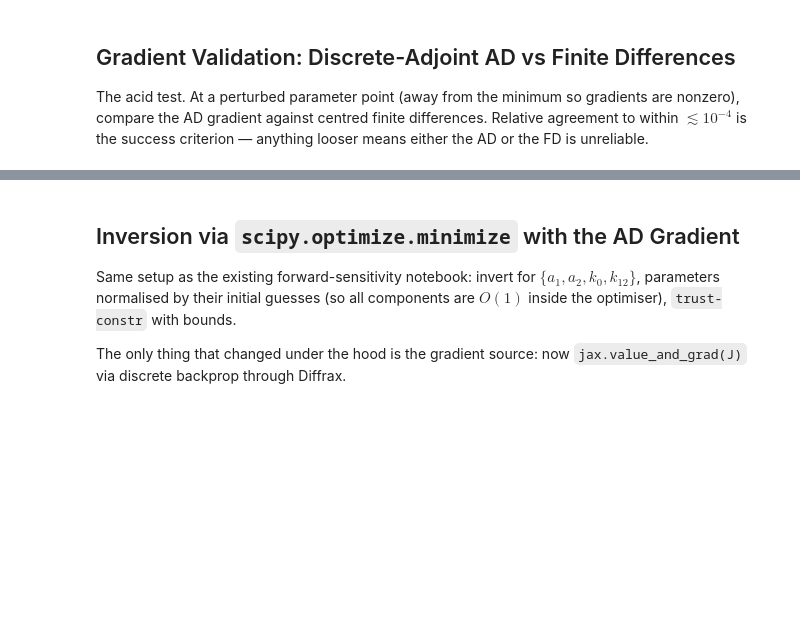
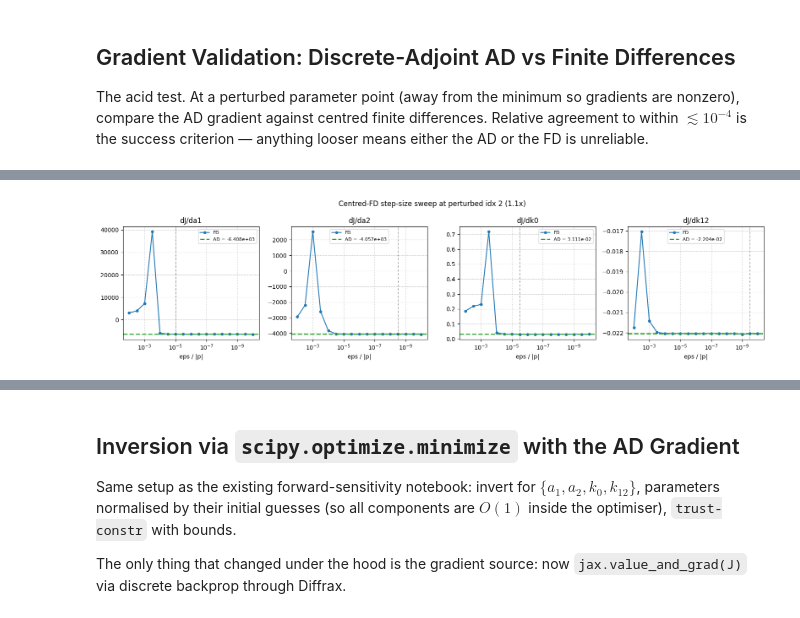
Before and after one commit to ericeberg3/spring-slider-adjoint, a Jupyter notebook: slip_discrete_adjoint_double_springslider.ipynb, the cells around one changed output, grey strips where cells are left out. Cells and saved outputs as stored; diff of their text form; code cells hidden in the pictures; blank space fills up the shorter version.

```diff
--- a/slip_discrete_adjoint_double_springslider.ipynb
+++ b/slip_discrete_adjoint_double_springslider.ipynb
@@ -154,10 +172,14 @@ Diffrax's `RecursiveCheckpointAdjoint` performs reverse-mode AD through the actu
 
 We use `Tsit5` (5th-order explicit RK with PI step control) and tight tolerances. `SaveAt(ts=t_ref)` returns the state on the fixed reference grid that $J$ uses, so no post-hoc interpolation is needed.
 # %%
-SOLVER         = diffrax.Tsit5()
-RTOL           = 1e-8
-ATOL           = 1e-10
-MAX_STEPS      = 200_000
+# Higher-order solver (8th-order Dopri8) + tighter PI controller tolerances.
+# This is the single biggest lever for AD/FD agreement: it shrinks the
+# discretisation noise of J(p), making FD a clean reference, AND reduces the
+# step-grid wobble that backprop must propagate through.
+SOLVER         = diffrax.Dopri8()
+RTOL           = 1e-11
+ATOL           = 1e-13
+MAX_STEPS      = 500_000
 
 _controller = diffrax.PIDController(rtol=RTOL, atol=ATOL)
 _term       = diffrax.ODETerm(vector_field)
@@ -165,12 +187,13 @@ _adjoint    = diffrax.RecursiveCheckpointAdjoint()
 
 def forward_solve_jax(params_vec, t_save):
     # Returns ys: (len(t_save), 4) array of (u1, psi1, u2, psi2) at t_save.
+    # t_save may be a traced array under jit; diffrax accepts traced t1.
     a1, a2, k0, k12 = params_vec[0], params_vec[1], params_vec[2], params_vec[3]
     y0 = jnp.array([u1_0, psi1_0, u2_0, psi2_0], dtype=jnp.float64)
 
     sol = diffrax.diffeqsolve(
         _term, SOLVER,
-        t0=0.0, t1=float(t_save[-1]), dt0=1.0,
+        t0=0.0, t1=t_save[-1], dt0=1.0,
         y0=y0,
         args=(a1, a2, k0, k12),
         saveat=diffrax.SaveAt(ts=t_save),
@@ -271,18 +308,50 @@ print(f"At p_test (perturbed param idx {PERTURB_IDX}, factor {PERTURB_F}):")
 print(f"  J = {float(J_test):.6e}")
 print(f"  AD grad = {g_ad_np}")
 
-print("\nComputing centred FD (eps = 1e-6 * |p|, two J-evals per param) ...")
-g_fd = np.zeros(4)
-for i in range(4):
-    eps = float(p_test[i]) * 1e-6
-    pp = p_test.at[i].set(p_test[i] + eps)
-    pm = p_test.at[i].set(p_test[i] - eps)
-    Jp, _ = J_and_grad(pp)
-    Jm, _ = J_and_grad(pm)
-    g_fd[i] = (float(Jp) - float(Jm)) / (2.0 * eps)
+# -------------------------------------------------------------
+# Sweep centred-FD step size across many orders of magnitude.
+# The U-shape: for very small eps, noise/eps dominates;
+# for very large eps, O(eps^2) truncation bias dominates.
+# The plateau between is the trustworthy region.
+# -------------------------------------------------------------
+EPS_REL = np.logspace(-2, -10, 17)
+g_fd_sweep = np.zeros((len(EPS_REL), 4))
 
-print(f"\n{'param':<6} {'FD':>16} {'AD':>16} {'|AD-FD|/|FD|':>16}")
-print('-' * 60)
+for k, eps_rel in enumerate(EPS_REL):
+    for i in range(4):
+        eps = float(p_test[i]) * eps_rel
+        pp = p_test.at[i].set(p_test[i] + eps)
+        pm = p_test.at[i].set(p_test[i] - eps)
+        Jp, _ = J_and_grad(pp)
+        Jm, _ = J_and_grad(pm)
+        g_fd_sweep[k, i] = (float(Jp) - float(Jm)) / (2.0 * eps)
+    print(f"  eps_rel={eps_rel:.1e}:  FD = {g_fd_sweep[k]}")
+
+# Pick best eps per param: the one with smallest |AD - FD| relative error
+best_eps_idx = np.array([
+    int(np.argmin(np.abs(g_fd_sweep[:, i] - g_ad_np[i]) / (abs(g_ad_np[i]) + 1e-30)))
+    for i in range(4)
+])
+g_fd_best  = np.array([g_fd_sweep[best_eps_idx[i], i] for i in range(4)])
+eps_best   = np.array([EPS_REL[best_eps_idx[i]]       for i in range(4)])
+
+print(f"\n{'param':<6} {'best eps_rel':>14} {'FD (best)':>16} {'AD':>16} {'|AD-FD|/|FD|':>16}")
+print('-' * 76)
 for i, name in enumerate(['a1', 'a2', 'k0', 'k12']):
-    rel = abs(g_ad_np[i] - g_fd[i]) / (abs(g_fd[i]) + 1e-30)
-    print(f"{name:<6} {g_fd[i]:+16.6e} {g_ad_np[i]:+16.6e} {rel:16.2e}")
+    rel = abs(g_ad_np[i] - g_fd_best[i]) / (abs(g_fd_best[i]) + 1e-30)
+    print(f"{name:<6} {eps_best[i]:>14.1e} {g_fd_best[i]:+16.6e} {g_ad_np[i]:+16.6e} {rel:16.2e}")
+
+# Plot FD vs eps for each parameter to visualise the noise floor
+fig, axes = plt.subplots(1, 4, figsize=(16, 4))
+for ax, i, name in zip(axes, range(4), ['a1', 'a2', 'k0', 'k12']):
+    ax.semilogx(EPS_REL, g_fd_sweep[:, i], 'o-', ms=4, color='C0', label='FD')
+    ax.axhline(g_ad_np[i], color='C2', lw=2, ls='--', label=f'AD = {g_ad_np[i]:.3e}')
+    ax.axvline(eps_best[i], color='k', lw=0.7, ls=':')
+    ax.set_xlabel('eps / |p|'); ax.set_title(f'dJ/d{name}'); ax.grid(True, ls=':')
+    ax.legend(fontsize=8); ax.invert_xaxis()
+fig.suptitle(f'Centred-FD step-size sweep at perturbed idx {PERTURB_IDX} ({PERTURB_F}x)')
+plt.tight_layout(); plt.show()
+
+# Keep the best estimates for the bar-chart cell below
+g_fd = g_fd_best
+# %% [output]
@@ -289,3 +375,4 @@ for i, name in enumerate(['a1', 'a2', 'k0', 'k12']):
+[figure, added]
 # %%
 # Bar-chart comparison
 fig, axes = plt.subplots(1, 4, figsize=(15, 4))
```
Also changed, not shown: parts of 16 cells of this notebook.
